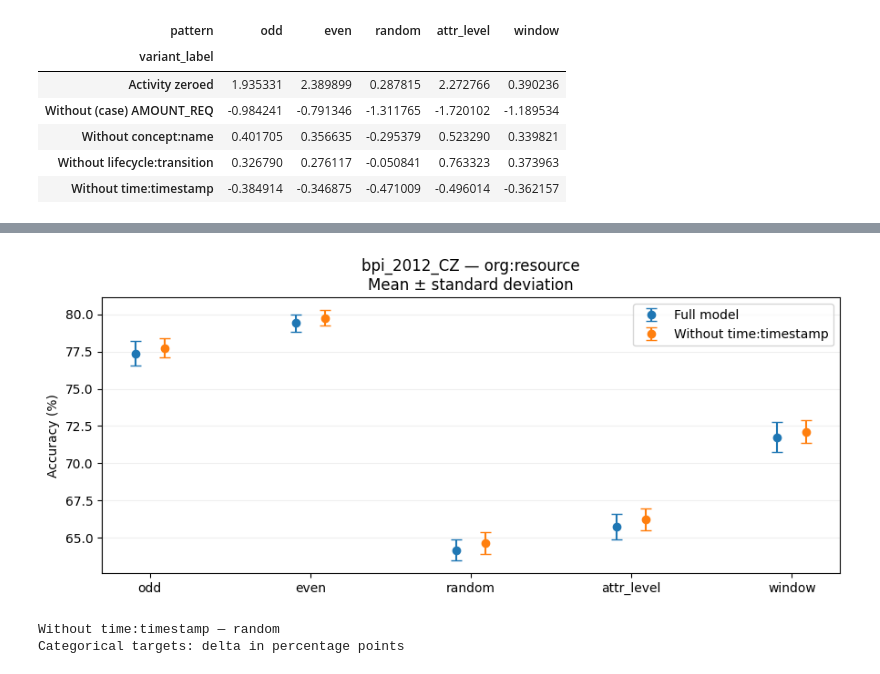
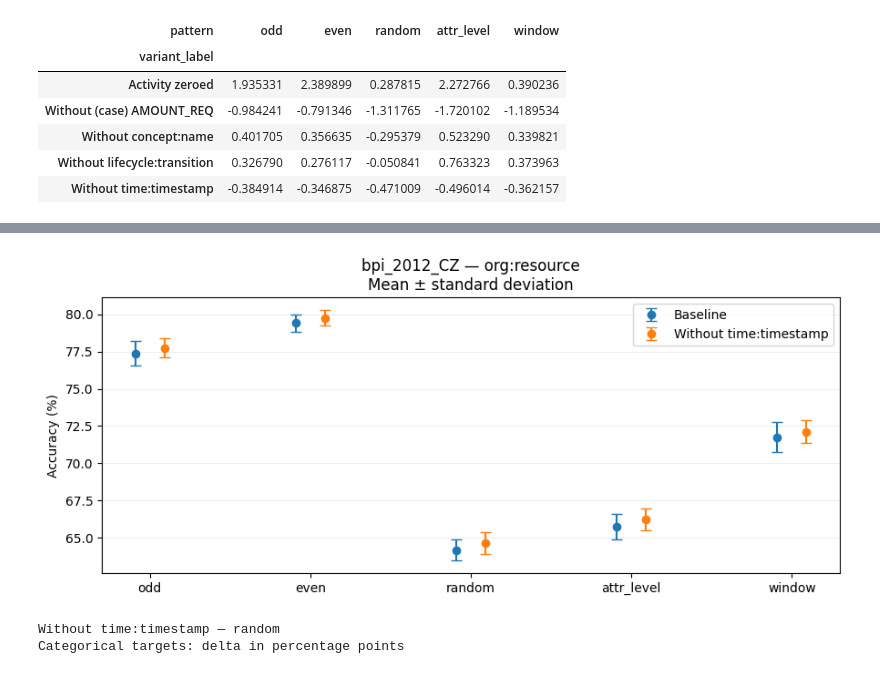
Before and after one commit to BizDaniel/SANAGRAPH, a Jupyter notebook: analysis/02_ablation_analysis.ipynb, the cells around one changed output, grey strips where cells are left out. Drawn from its saved outputs; the diff is of its cells as text; code cells hidden in the pictures.

```diff
--- a/analysis/02_ablation_analysis.ipynb
+++ b/analysis/02_ablation_analysis.ipynb
@@ -290,29 +334,29 @@ variant_label = pair["variant_label"].iloc[0]
 # %%
 fig, ax = plt.subplots(figsize=(9, 4))
 x = np.arange(len(patterns))
 
 ax.errorbar(x - 0.09, scale * pair.full_mean,
             yerr=scale * pair.full_std,
-            fmt="o", capsize=4, label="Full model")
+            fmt="o", capsize=4, label="Baseline")
 
 ax.errorbar(x + 0.09, scale * pair.variant_mean,
             yerr=scale * pair.variant_std,
             fmt="o", capsize=4, label=variant_label)
 
 ax.set_xticks(x, patterns)
 ax.set_ylabel("Accuracy (%)" if is_categorical else "MAE")
 ax.set_title(f"{selected_log} — {selected_target}\nMean ± standard deviation")
 ax.grid(axis="y", alpha=0.2)
 ax.set_axisbelow(True)
 ax.legend()
 fig.tight_layout()
 
 safe_feature = re.sub(r"[^A-Za-z0-9_.-]+", "_", selected_feature)
 fig.savefig(figures_dir + f"02_means_{selected_log}_{safe_feature}_{safe_target}.png",
             dpi=150, bbox_inches="tight")
 plt.show()
 # %% [output]
-[figure, old version]
+[figure, new version]
 # %%
 feature_pattern = feature_results[feature_results.pattern == selected_pattern]
 
```
Also changed, not shown: parts of 16 cells of this notebook, 13 other files.
